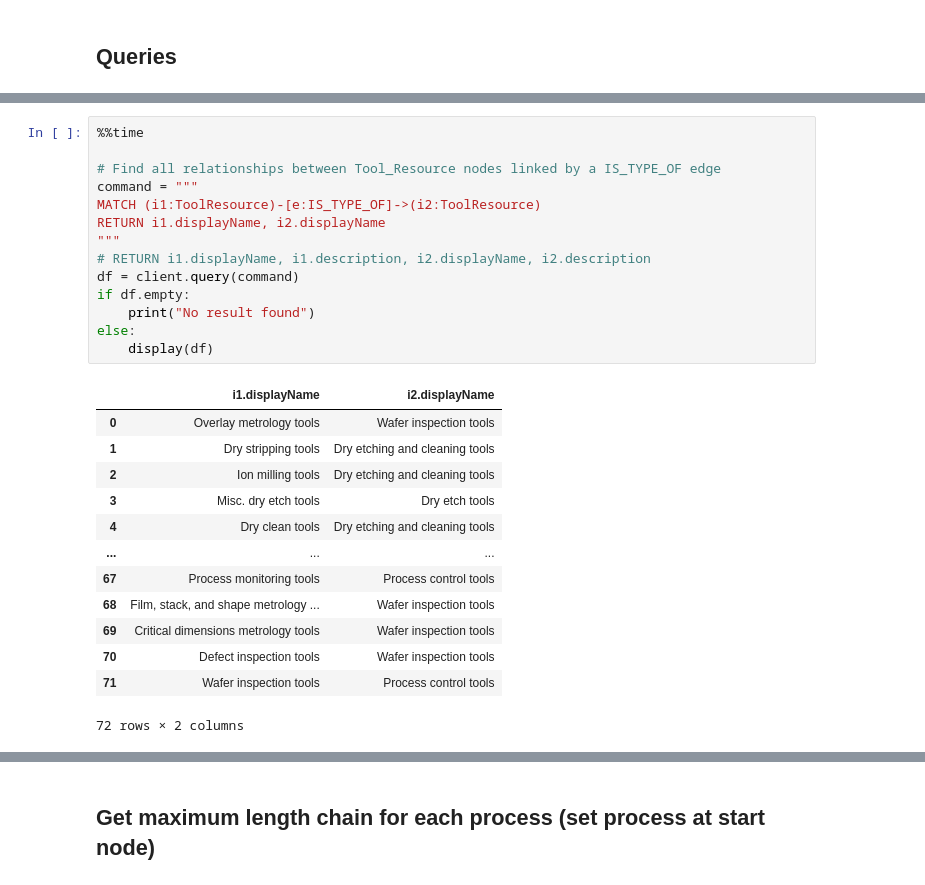
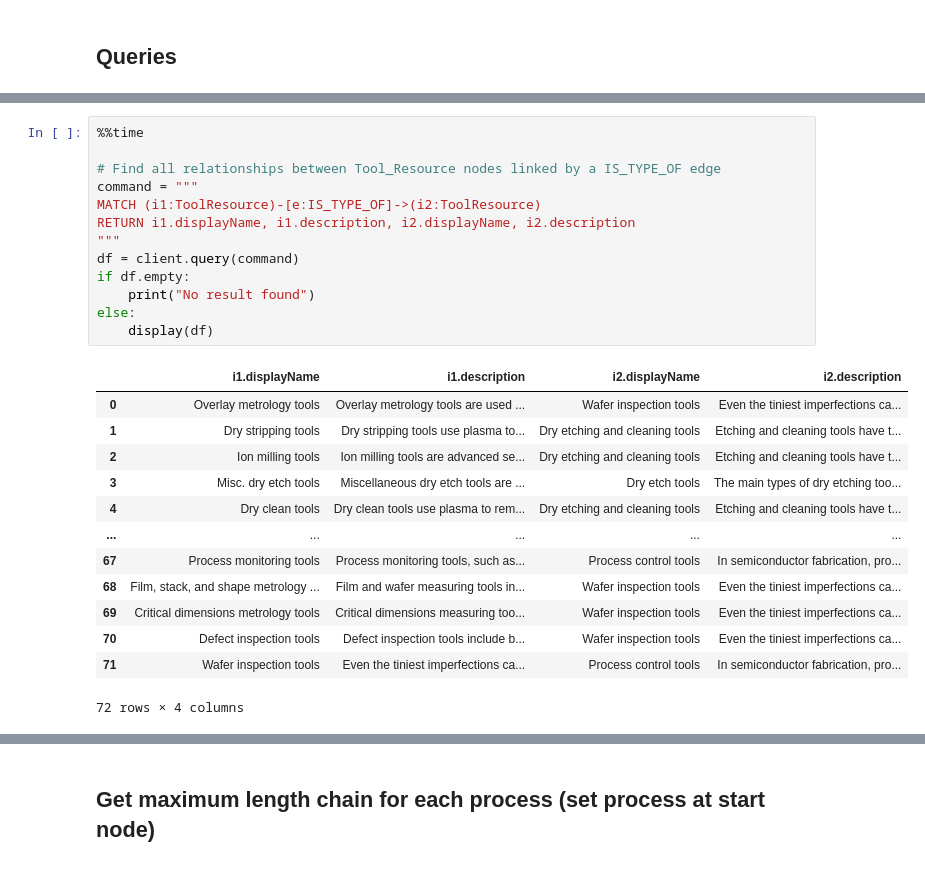
Before and after one commit to turing-db/turingdb-examples, a Jupyter notebook: examples/notebooks/public_version/supply_chain_eto-chip-explorer.ipynb, the cells around one changed output, grey strips where cells are left out. Cells and saved outputs as stored; diff of their text form.

```diff
--- a/examples/notebooks/public_version/supply_chain_eto-chip-explorer.ipynb
+++ b/examples/notebooks/public_version/supply_chain_eto-chip-explorer.ipynb
@@ -867,28 +880,27 @@ Wall time: 4 ms
 # %%
 %%time
 
 # Find all relationships between Tool_Resource nodes linked by a IS_TYPE_OF edge
 command = """
 MATCH (i1:ToolResource)-[e:IS_TYPE_OF]->(i2:ToolResource)
-RETURN i1.displayName, i2.displayName
+RETURN i1.displayName, i1.description, i2.displayName, i2.description
 """
-# RETURN i1.displayName, i1.description, i2.displayName, i2.description
 df = client.query(command)
 if df.empty:
     print("No result found")
 else:
     display(df)
 # %% [output]
-|  | i1.displayName | i2.displayName |
-| 0 | Overlay metrology tools | Wafer inspection tools |
-| 1 | Dry stripping tools | Dry etching and cleaning tools |
-| 2 | Ion milling tools | Dry etching and cleaning tools |
-| 3 | Misc. dry etch tools | Dry etch tools |
-| 4 | Dry clean tools | Dry etching and cleaning tools |
-| ... | ... | ... |
-| 67 | Process monitoring tools | Process control tools |
-| 68 | Film, stack, and shape metrology ... | Wafer inspection tools |
-| 69 | Critical dimensions metrology tools | Wafer inspection tools |
-| 70 | Defect inspection tools | Wafer inspection tools |
-| 71 | Wafer inspection tools | Process control tools |
+|  | i1.displayName | i1.description | i2.displayName | i2.description |
+| 0 | Overlay metrology tools | Overlay metrology tools are used ... | Wafer inspection tools | Even the tiniest imperfections ca... |
+| 1 | Dry stripping tools | Dry stripping tools use plasma to... | Dry etching and cleaning tools | Etching and cleaning tools have t... |
+| 2 | Ion milling tools | Ion milling tools are advanced se... | Dry etching and cleaning tools | Etching and cleaning tools have t... |
+| 3 | Misc. dry etch tools | Miscellaneous dry etch tools are ... | Dry etch tools | The main types of dry etching too... |
+| 4 | Dry clean tools | Dry clean tools use plasma to rem... | Dry etching and cleaning tools | Etching and cleaning tools have t... |
+| ... | ... | ... | ... | ... |
+| 67 | Process monitoring tools | Process monitoring tools, such as... | Process control tools | In semiconductor fabrication, pro... |
+| 68 | Film, stack, and shape metrology ... | Film and wafer measuring tools in... | Wafer inspection tools | Even the tiniest imperfections ca... |
+| 69 | Critical dimensions metrology tools | Critical dimensions measuring too... | Wafer inspection tools | Even the tiniest imperfections ca... |
+| 70 | Defect inspection tools | Defect inspection tools include b... | Wafer inspection tools | Even the tiniest imperfections ca... |
+| 71 | Wafer inspection tools | Even the tiniest imperfections ca... | Process control tools | In semiconductor fabrication, pro... |
-72 rows × 2 columns
+72 rows × 4 columns
```
Also changed, not shown: parts of 35 cells of this notebook.
